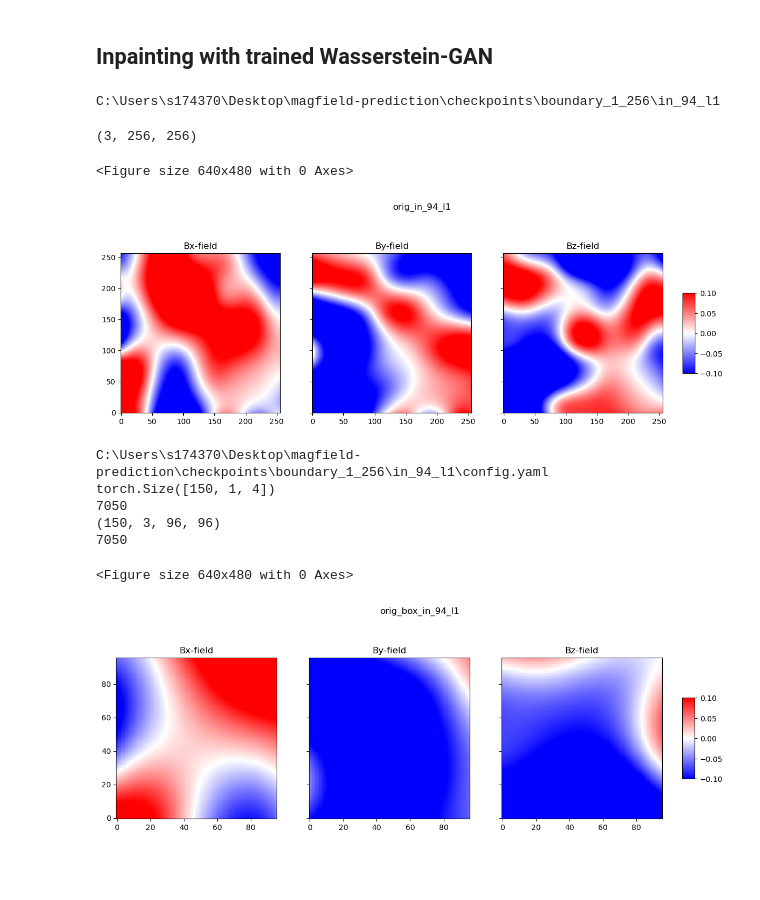
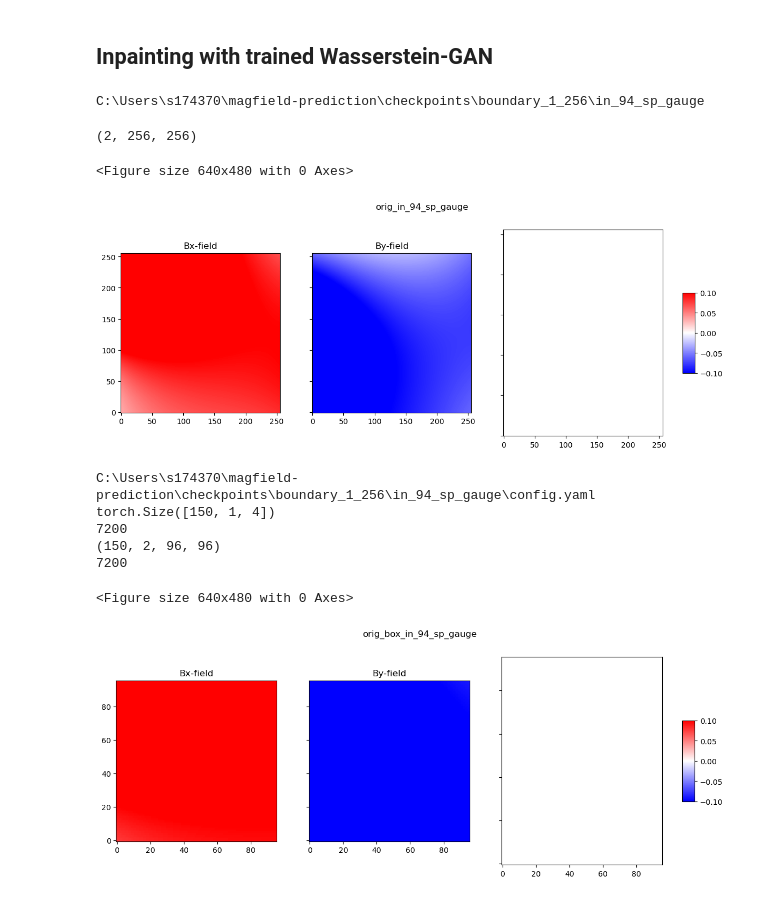
Before and after one commit to andreagboa/magfield-prediction, a Jupyter notebook: n_wgan_inpainting2 copy 2.ipynb, the cells around one changed output. Saved outputs shown, nothing was run; the diff lists cells and outputs as text; code cells hidden in the pictures; blank space fills up the shorter version.

```diff
--- a/n_wgan_inpainting2 copy 2.ipynb
+++ b/n_wgan_inpainting2 copy 2.ipynb
@@ -12,33 +12,43 @@ from utils.tools import random_bbox, mask_image, get_config, random_bnd, random_
 from model.networks import Generator
 # %%
 # Parameters
+dim = '2D'
+iter= '500000'
 img_idx = 0
 plt_scale = 0.1
 perc = 50
 rng = np.random.default_rng(0)
 # path_orig = Path(__file__).parent.resolve() / 'checkpoints' / 'boundary_1_256'
 # exp_path = r'C:\Users\s174370\magfield-prediction\checkpoints\boundary_1_256'
-exp_path = r'C:\Users\s174370\Desktop\magfield-prediction\checkpoints\boundary_1_256'
+exp_path = r'C:\Users\s174370\magfield-prediction\checkpoints\boundary_1_256'
 # model = 'in_94_l1'
-model = 'in_96_l1_perc'
+# model = 'in_96_l1_perc'
+model = 'in_94_sp_gauge'
 exp_path = Path(exp_path,model)
 print(exp_path)
 # %% [output]
-C:\Users\s174370\Desktop\magfield-prediction\checkpoints\boundary_1_256\in_94_l1
+C:\Users\s174370\magfield-prediction\checkpoints\boundary_1_256\in_94_sp_gauge
 # %%
-file = h5py.File('data/magfield_256_large.h5')
-print(file['field'][img_idx,:,:,:,1].shape)
-field = file['field'][img_idx,:,:,:,1]
-sample_check(field, v_max=plt_scale, filename = 'orig_'+model)
+if dim == '2D':
+    file = h5py.File('data/magfield_symm_val_256.h5')
+    print(file['field'][img_idx,:,:,:].shape)
+    field = file['field'][img_idx,:,:,:]
+    sample_check(field, v_max=plt_scale, filename = 'orig_'+model)
+else:
+    file = h5py.File('data/magfield_256_large.h5')
+    print(file['field'][img_idx,:,:,:,1].shape)
+    field = file['field'][img_idx,:,:,:,1]
+    sample_check(field, v_max=plt_scale, filename = 'orig_'+model)
 # %% [output]
-(3, 256, 256)
+(2, 256, 256)
 <Figure size 640x480 with 0 Axes>
-[figure, old version]
+[figure, new version]
 # %%
-print(Path(exp_path,'config.yaml'))
-# config = get_config(Path(exp_path,'config.yaml'))
+path = Path(exp_path,'config.yaml')
+print(path)
+config = get_config(path)
 # config = get_config(r'C:\Users\s174370\magfield-prediction\checkpoints\boundary_1_256\in_94_l1\config.yaml')
-config = get_config(r'C:\Users\s174370\magfield-prediction\checkpoints\boundary_1_256\in_96_l1_perc\config.yaml')
+# config = get_config(r'C:\Users\s174370\magfield-prediction\checkpoints\boundary_1_256\in_96_l1_perc\config.yaml')
 # bboxes = random_bbox(config, rng=rng)
 bbox_list = [[(75, 10, 94, 94)] for _ in range(config['batch_size'])]
 bboxes = torch.tensor(bbox_list, dtype=torch.int64)
@@ -51,13 +61,13 @@ print(np.sum(mask[:,:,-1]==1))
 
 sample_check(orig[0], v_max=plt_scale, filename = 'orig_box_'+model)
 # %% [output]
-C:\Users\s174370\Desktop\magfield-prediction\checkpoints\boundary_1_256\in_94_l1\config.yaml
+C:\Users\s174370\magfield-prediction\checkpoints\boundary_1_256\in_94_sp_gauge\config.yaml
 torch.Size([150, 1, 4])
-7050
-(150, 3, 96, 96)
-7050
+7200
+(150, 2, 96, 96)
+7200
 <Figure size 640x480 with 0 Axes>
-[figure, old version]
+[figure, new version]
 # %%
 sample_check(x[0], v_max=plt_scale, filename = 'boundary_'+model+'_'+str(perc)+'%')
 # %% [output]
```
Also changed, not shown: parts of 5 cells of this notebook.
